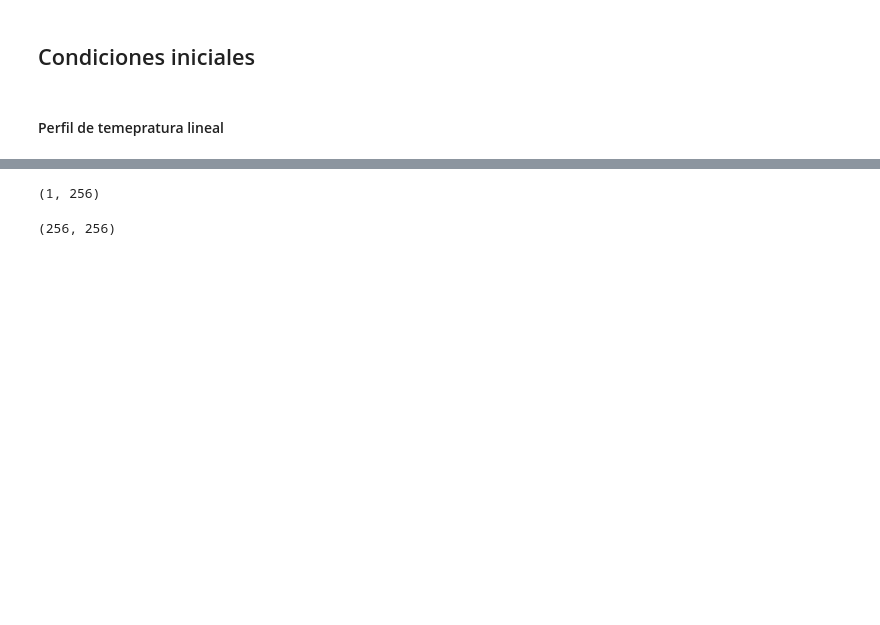
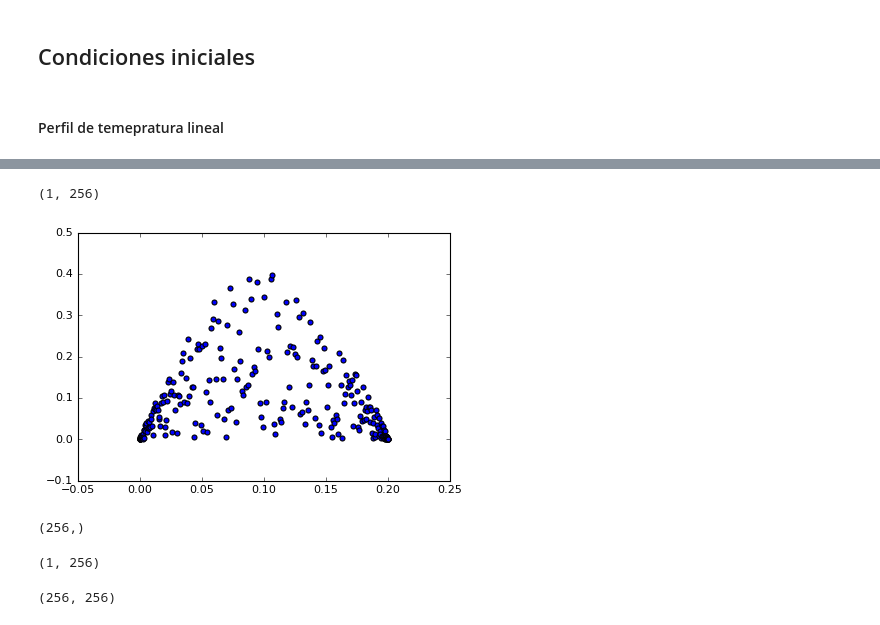
Before and after one commit to cpierard/Servicio_social, a Jupyter notebook: Convección en fluido estratificado.ipynb, the cells around one changed output, grey strips where cells are left out. Cells and saved outputs as stored; diff of their text form; code cells hidden in the pictures; blank space fills up the shorter version.

```diff
--- a/Convección en fluido estratificado.ipynb
+++ b/Convección en fluido estratificado.ipynb
@@ -138,6 +138,20 @@ yt
 x = domain.grid(0,scales=domain.dealias)
 y = domain.grid(1,scales=domain.dealias)
 xm, ym = np.meshgrid(x,y)
+# %%
+y_pru = (yt - y) * (y - yb)* np.random.rand(256)*40
+# %%
+y.shape
+# %% [output]
+(1, 256)
+# %%
+plt.scatter(y[0], y_pru[0]);
+# %% [output]
+[figure, added]
+# %%
+y_pru[0].shape
+# %% [output]
+(256,)
 # %%
 y.shape
 # %% [output]
```
Also changed, not shown: parts of 15 cells of this notebook, 4 other files.
